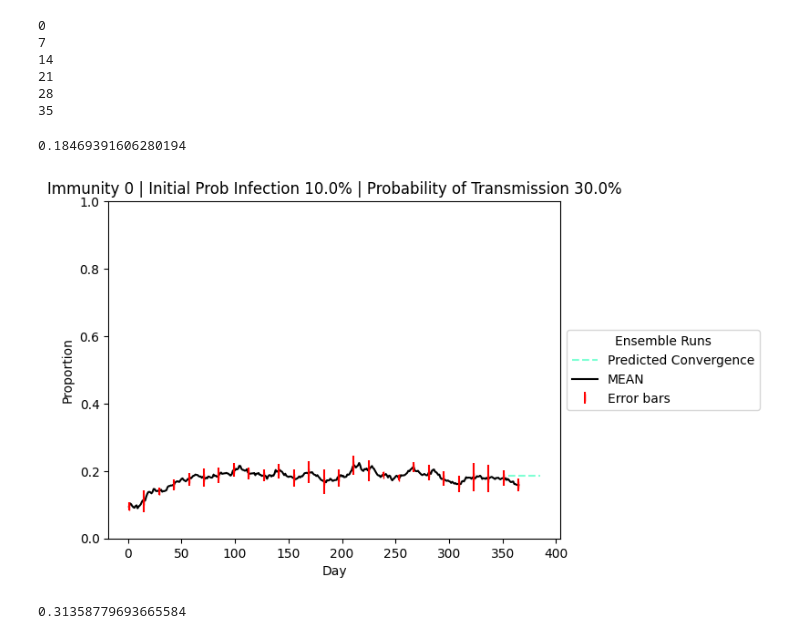
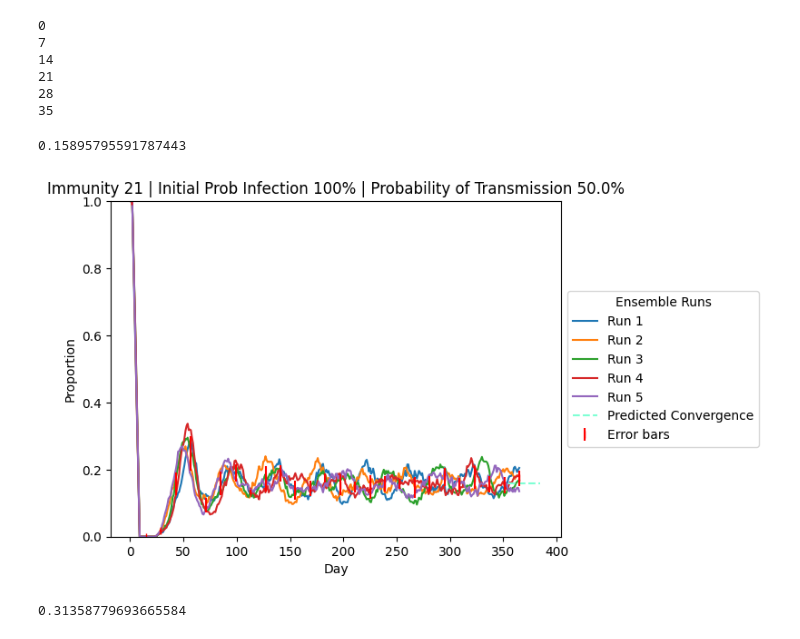
Before and after one commit to ashcansingh/MATH3024-Disease-Model, a Jupyter notebook: Project.ipynb, the cells around one changed output. Cells and saved outputs as stored; diff of their text form; code cells hidden in the pictures.

```diff
--- a/Project.ipynb
+++ b/Project.ipynb
@@ -429,7 +429,7 @@ def statistics_ensemble(all_results_dict, infection_key, immunity, initial_prob_
         x = np.arange(1, len(means) + 1)
 
         # Plot the mean values
-        # plt.plot(x, means, label=f'Run {run_count}', linestyle='-')
+        plt.plot(x, means, label=f'Run {run_count}', linestyle='-')
 
         # Plot the standard deviation as a shaded area
         # plt.fill_between(x, means - std_devs, means + std_devs, alpha=0.2)
@@ -442,7 +442,7 @@ def statistics_ensemble(all_results_dict, infection_key, immunity, initial_prob_
 
     plt.hlines(predicted_convergence, xmin = 355, xmax = 385, linestyle = '--', color = 'aquamarine', label = 'Predicted Convergence')
 
-    plt.plot(x, ensemble_mean, label=f'MEAN', linestyle='-', color = 'black')
+    # plt.plot(x, ensemble_mean, label=f'MEAN', linestyle='-', color = 'black')
     # plt.fill_between(x, ensemble_mean - ensemble_std, ensemble_mean + ensemble_std, alpha=0.6, color = 'black')
 
     x_err = x[::14]
@@ -754,10 +935,10 @@ for immunity in immunities:
 28
 35
 # %%
-statistics_ensemble(ensemble_runs, infection_key, 0, 0.1, 0.3)
+statistics_ensemble(ensemble_runs, infection_key, 21, 1, 0.5)
 # %% [output]
-0.18469391606280194
+0.15895795591787443
-[figure, old version]
+[figure, new version]
 # %%
 perm_entr_values = ordpy.permutation_entropy(ensemble_runs[35][0.1][1][0][0], dx = 7, base = 2, normalized = True)
 perm_entr_values
```
Also changed, not shown: parts of 8 cells of this notebook.
